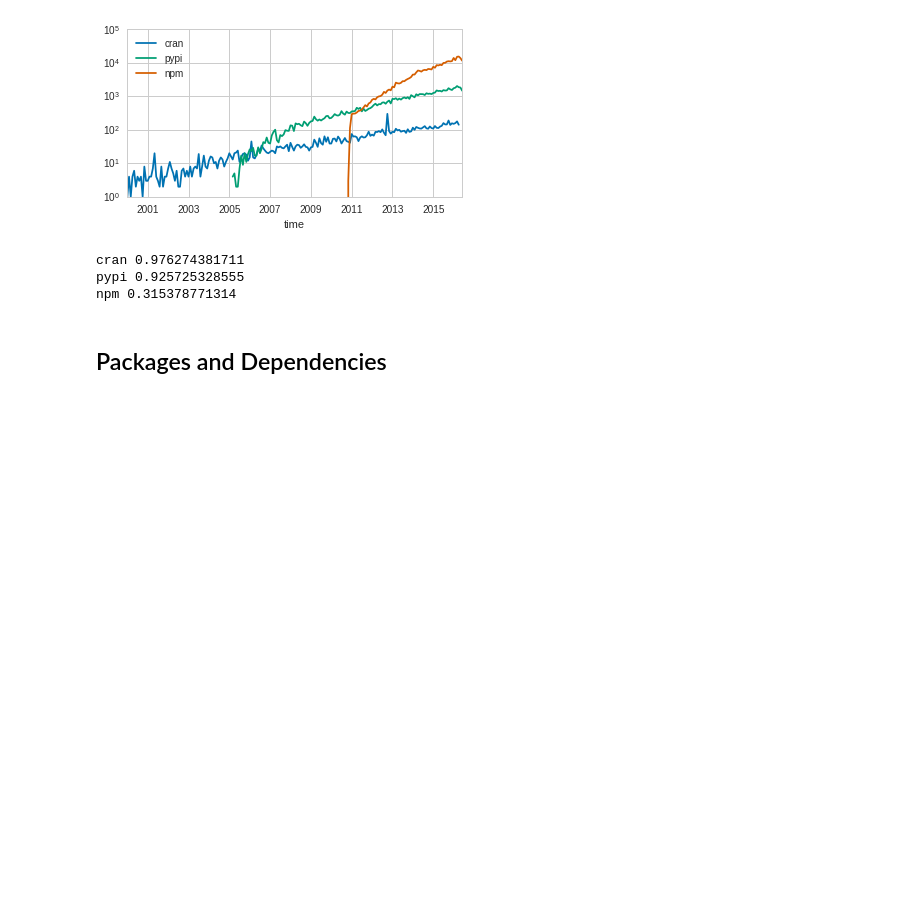
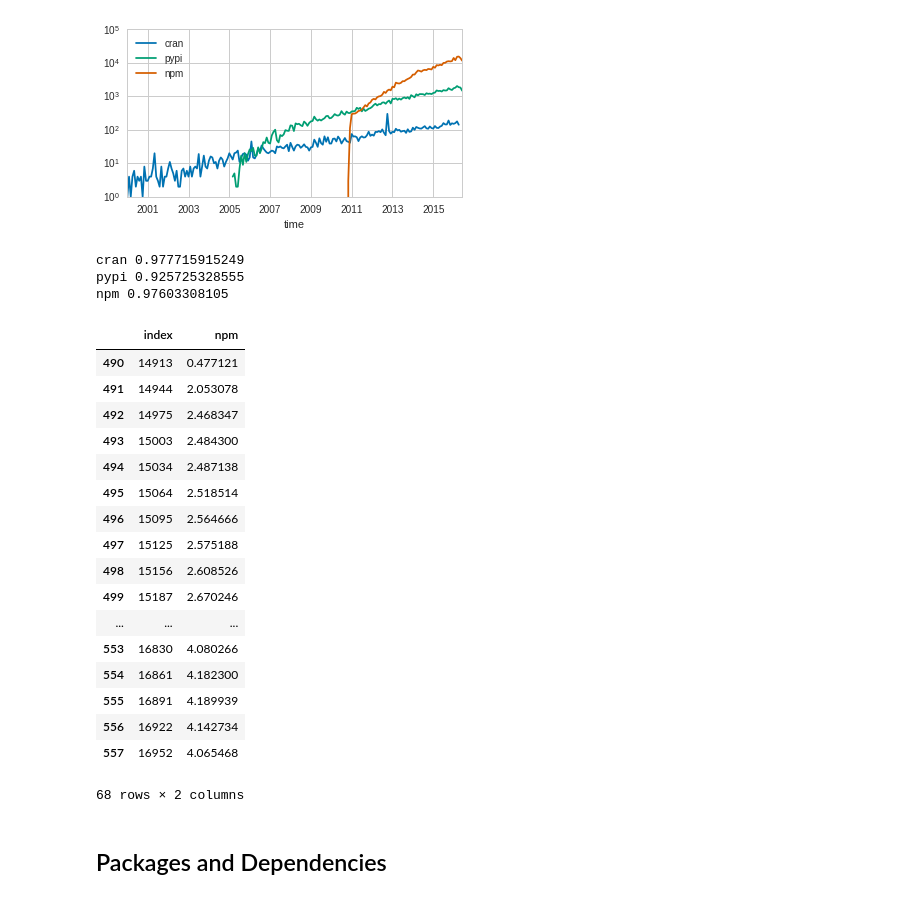
Before and after one commit to maelick/ecos-analysis, a Jupyter notebook: WEA2016-ecos/notebook/Ecosystem graphs.ipynb, the cells around one changed output. Cells and saved outputs as stored; diff of their text form; code cells hidden in the pictures; blank space fills up the shorter version.

```diff
--- a/WEA2016-ecos/notebook/Ecosystem graphs.ipynb
+++ b/WEA2016-ecos/notebook/Ecosystem graphs.ipynb
@@ -192,34 +192,59 @@ savefig(fig_p, 'evol_packages')
 # %%
 from statsmodels import regression
 
 dfs = {}
 
 for ecos, all_packages in df_all_packages.items():
     df = (all_packages
             .groupby(level=0)
             .min()
             .set_index('time')
             .assign(n=1)
             .resample('1M')
             .sum()
             .fillna(0)
             .rename(columns={'n': ecos})
           )
     df.index = (df.index - df.index.min()).days
     df[ecos] = pandas.np.log10(df[ecos])
-    df = df.replace(-pandas.np.inf, pandas.np.nan).fillna(0).reset_index()
+
+    df = (df
+        .replace(-pandas.np.inf, pandas.np.nan)
+        .fillna(0)
+        .reset_index()
+        .query('{} > 0'.format(ecos))
+    )
+
     dfs[ecos] = df
 
     model = regression.linear_model.OLS(df[ecos], df['index'])
-
     results = model.fit()
     print(ecos, results.rsquared)
     #print(results.summary())
     #print()
+df
 # %% [output]
-cran 0.976274381711
+cran 0.977715915249
 pypi 0.925725328555
-npm 0.315378771314
+npm 0.97603308105
+|  | index | npm |
+| 490 | 14913 | 0.477121 |
+| 491 | 14944 | 2.053078 |
+| 492 | 14975 | 2.468347 |
+| 493 | 15003 | 2.484300 |
+| 494 | 15034 | 2.487138 |
+| 495 | 15064 | 2.518514 |
+| 496 | 15095 | 2.564666 |
+| 497 | 15125 | 2.575188 |
+| 498 | 15156 | 2.608526 |
+| 499 | 15187 | 2.670246 |
+| ... | ... | ... |
+| 553 | 16830 | 4.080266 |
+| 554 | 16861 | 4.182300 |
+| 555 | 16891 | 4.189939 |
+| 556 | 16922 | 4.142734 |
+| 557 | 16952 | 4.065468 |
+68 rows × 2 columns
 # %% [markdown]
 ## Packages and Dependencies
 # %%
```
